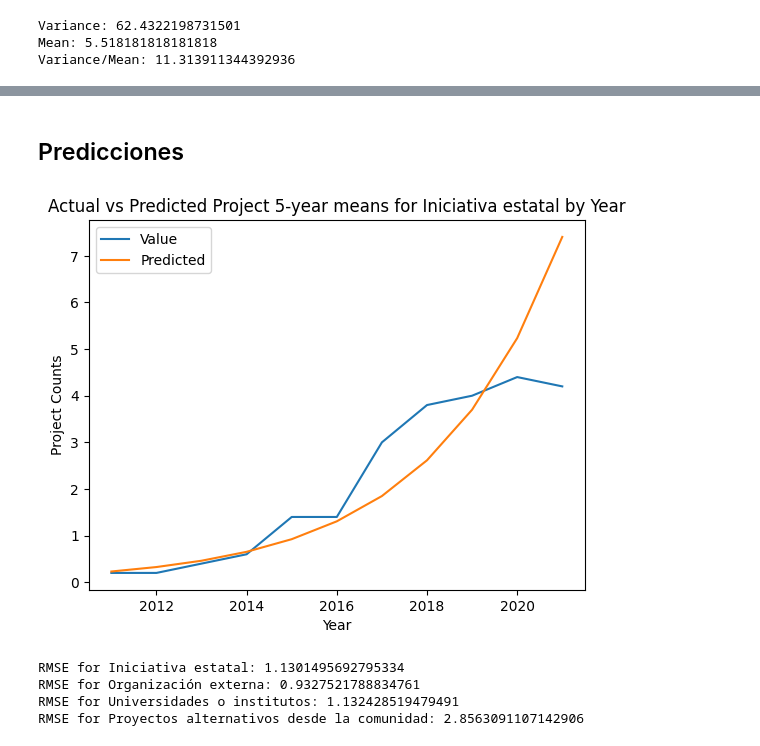
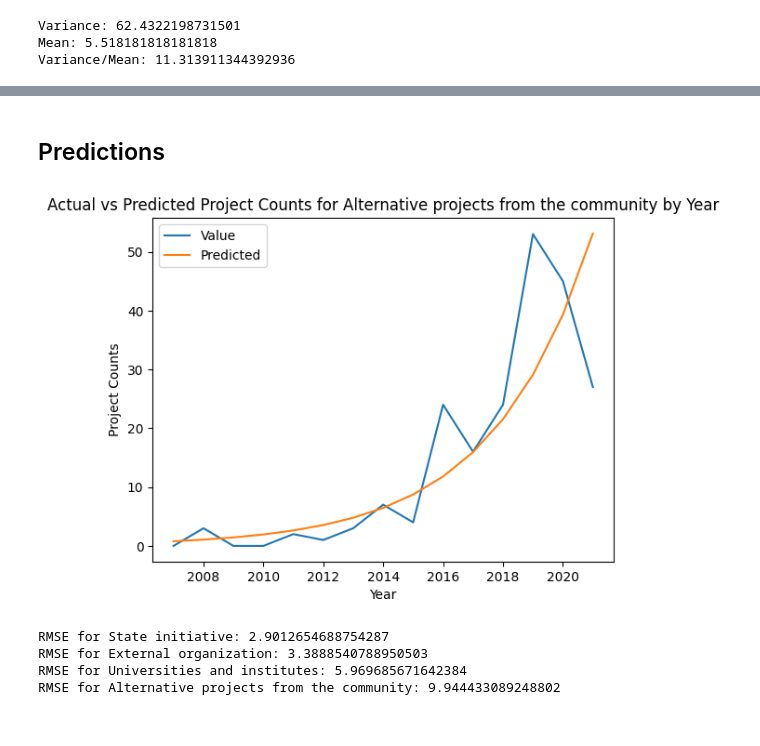
Before and after one commit to Instituto-Pulso-PUCP/revitalizacion-linguistica-latam, a Jupyter notebook: RegresionOrigen.ipynb, the cells around one changed output, grey strips where cells are left out. Drawn from its saved outputs; the diff is of its cells as text; code cells hidden in the pictures.

```diff
--- a/RegresionOrigen.ipynb
+++ b/RegresionOrigen.ipynb
@@ -12,0 +36,7 @@ df_num_proyectos_expanded=pd.read_csv('../estadísticas/Num_proyectos_expanded.c
+# %%
+df_num_projects_expanded = pd.DataFrame(columns=['Year', 'Origin', 'Value'])
+for year in df_num_projects_year.index:
+    for origin in origins:
+        df_num_projects_expanded.loc[len(df_num_projects_expanded)] = [year, origin, df_num_projects_year.loc[year, origin]]
+
+df_num_projects_expanded.tail()
@@ -13,5 +52,5 @@ df_num_proyectos_expanded=pd.read_csv('../estadísticas/Num_proyectos_expanded.c
 # %%
 if True:
     i=-2
-    df_num_proyectos=df_num_proyectos[:i]
-    df_num_proyectos_expanded=df_num_proyectos_expanded[:i*4]
+    df_num_projects_year=df_num_projects_year[:i]
+    df_num_projects_expanded=df_num_projects_expanded[:i*4]
@@ -211,0 +319,3 @@ Naive RMSE for Proyectos alternativos desde la comunidad: 11.87299178321528
+# %%
+nbinomial_glm = smf.glm('Value ~ Year + Origin', data=df_num_projects_expanded, family=sm.families.NegativeBinomial(alpha=0.1)).fit()
+print(nbinomial_glm.summary())
@@ -225,31 +407,29 @@ Negative Binomial model BIC: -139.59386054195213
 # %% [markdown]
-## Predicciones
+## Predictions
 # %%
-df_mean_expanded.reset_index(inplace=True)
-df_mean_expanded['Predicted'] = nbinomial_glm.predict(df_mean_expanded)
-df_mean_expanded['Residuals'] = df_mean_expanded['Value'] - df_mean_expanded['Predicted']
+df_num_projects_expanded.reset_index(inplace=True)
+df_num_projects_expanded['Predicted'] = nbinomial_glm.predict(df_num_projects_expanded)
+df_num_projects_expanded['Residuals'] = df_num_projects_expanded['Value'] - df_num_projects_expanded['Predicted']
 # %%
-# Set 'Year' as the index
-df_mean_expanded.set_index('Year', inplace=True)
+df_num_projects_expanded.set_index('Year', inplace=True)
 
 # Plot actual vs predicted project counts
-df_mean_expanded[df_mean_expanded['Origin']=='Iniciativa estatal'][['Value','Predicted']].plot()
-plt.title('Actual vs Predicted Project 5-year means for Iniciativa estatal by Year')
+df_num_projects_expanded[df_num_projects_expanded['Origin']=='Alternative projects from the community'][['Value','Predicted']].plot()
+plt.title('Actual vs Predicted Project Counts for Alternative projects from the community by Year')
 plt.xlabel('Year')
 plt.ylabel('Project Counts')
 
 plt.show()
 # %% [output]
-[figure, old version]
+[figure, new version]
 # %%
-# get rmse for each prediction
-for column in df_num_proyectos.columns:
-    actual = df_mean_expanded[df_mean_expanded['Origin']==column]['Value']
-    predicted = df_mean_expanded[df_mean_expanded['Origin']==column]['Predicted']
+for column in origins:
+    actual = df_num_projects_expanded[df_num_projects_expanded['Origin']==column]['Value']
+    predicted = df_num_projects_expanded[df_num_projects_expanded['Origin']==column]['Predicted']
     rmse = sqrt(mean_squared_error(actual, predicted))
     print(f'RMSE for {column}: {rmse}')
 # %% [output]
-RMSE for Iniciativa estatal: 1.1301495692795334
-RMSE for Organización externa: 0.9327521788834761
-RMSE for Universidades o institutos: 1.132428519479491
-RMSE for Proyectos alternativos desde la comunidad: 2.8563091107142906
+RMSE for State initiative: 2.9012654688754287
+RMSE for External organization: 3.3888540788950503
+RMSE for Universities and institutes: 5.969685671642384
+RMSE for Alternative projects from the community: 9.944433089248802
```
Also changed, not shown: parts of 74 cells of this notebook.
